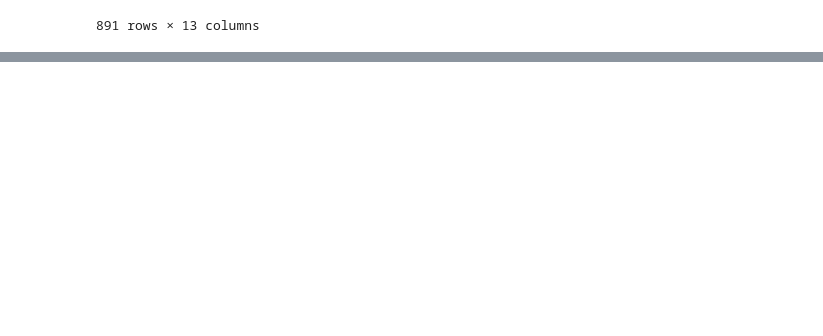
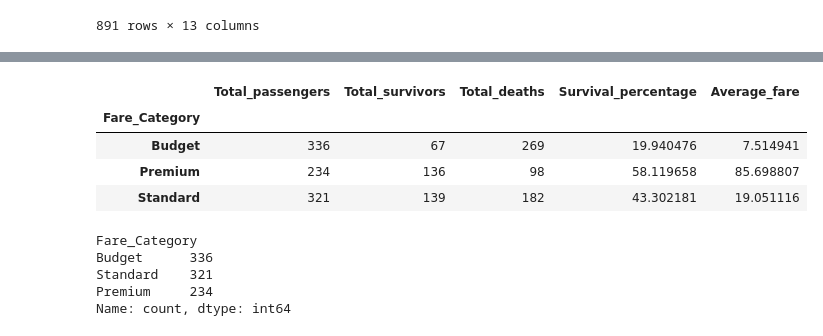
Before and after one commit to danishsheikh2003/DATA-SCIENCE-PYTHON---LIBRARIES, a Jupyter notebook: Python and libraries/Pandas/Pandas_Practice_V.ipynb, the cells around one changed output, grey strips where cells are left out. Cells and saved outputs as stored; diff of their text form; code cells hidden in the pictures; blank space fills up the shorter version.

```diff
--- a/Python and libraries/Pandas/Pandas_Practice_V.ipynb
+++ b/Python and libraries/Pandas/Pandas_Practice_V.ipynb
@@ -721,0 +740,4 @@ data
+# %%
+#condition =
+
+data['Fare_Category'] = np.select([data['Fare'] <= 10,(data['Fare'] > 10) & (data['Fare'] <= 30), data['Fare'] > 30], ["Budget", "Standard", "Premium"], default='Unknown')
@@ -721,0 +760,2 @@ data
+# %%
+x = (data['Fare_Category'].value_counts()).index
@@ -721,0 +773,22 @@ data
+# %%
+data.groupby('Fare_Category').agg(
+    Total_passengers = ("PassengerId", "count"),
+    Total_survivors = ("Survived", lambda x:(x == 1).sum()),
+    Total_deaths = ("Survived", lambda x:(x == 0).sum()),
+    Survival_percentage = ("Survived", lambda x:(x == 1).mean() * 100),
+    Average_fare = ("Fare", 'mean')
+)
+# %% [output]
+|  | Total_passengers | Total_survivors | Total_deaths | Survival_percentage | Average_fare |
+| Fare_Category |  |  |  |  |  |
+| Budget | 336 | 67 | 269 | 19.940476 | 7.514941 |
+| Premium | 234 | 136 | 98 | 58.119658 | 85.698807 |
+| Standard | 321 | 139 | 182 | 43.302181 | 19.051116 |
+# %%
+data['Fare_Category'].value_counts()
+# %% [output]
+Fare_Category
+Budget      336
+Standard    321
+Premium     234
+Name: count, dtype: int64
```
Also changed, not shown: parts of 5 cells of this notebook, 1 other file.
